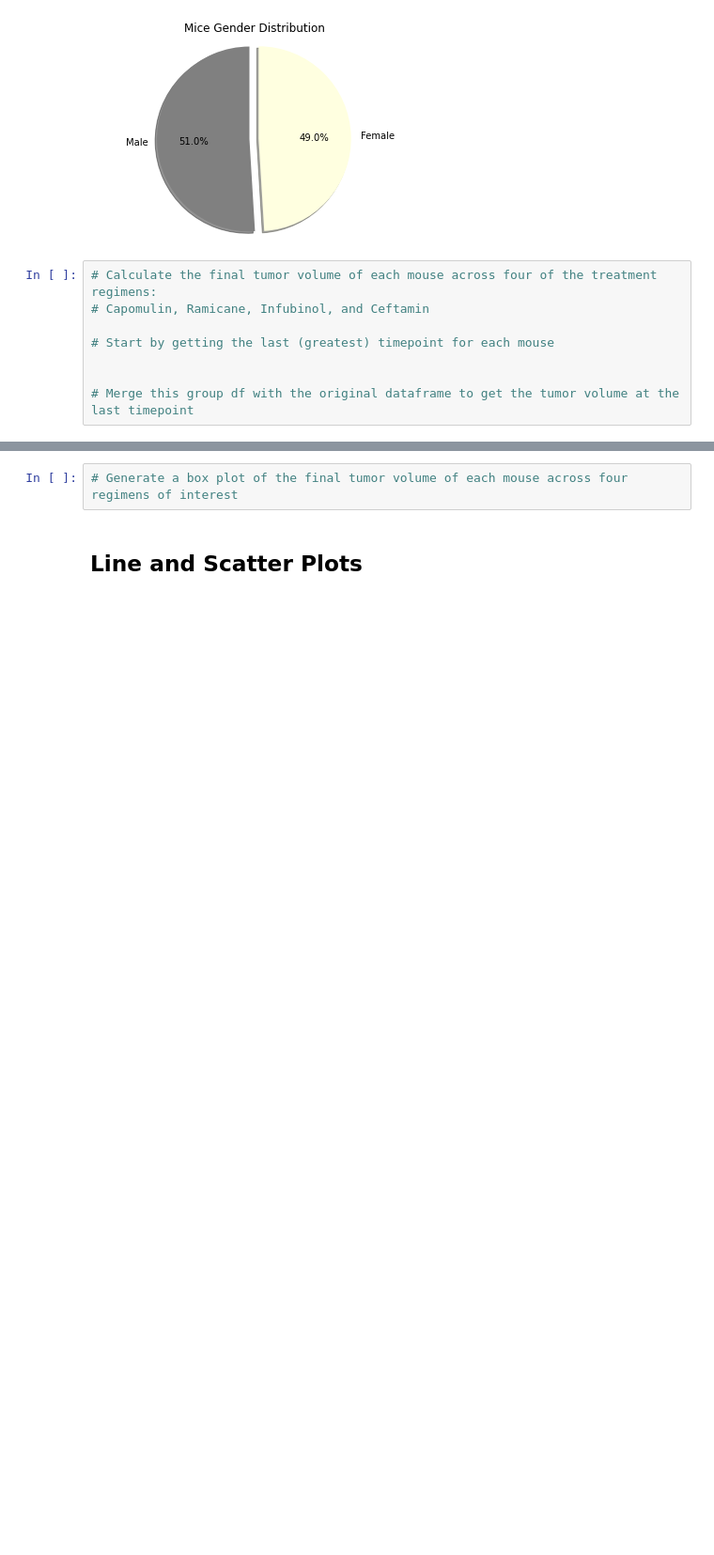
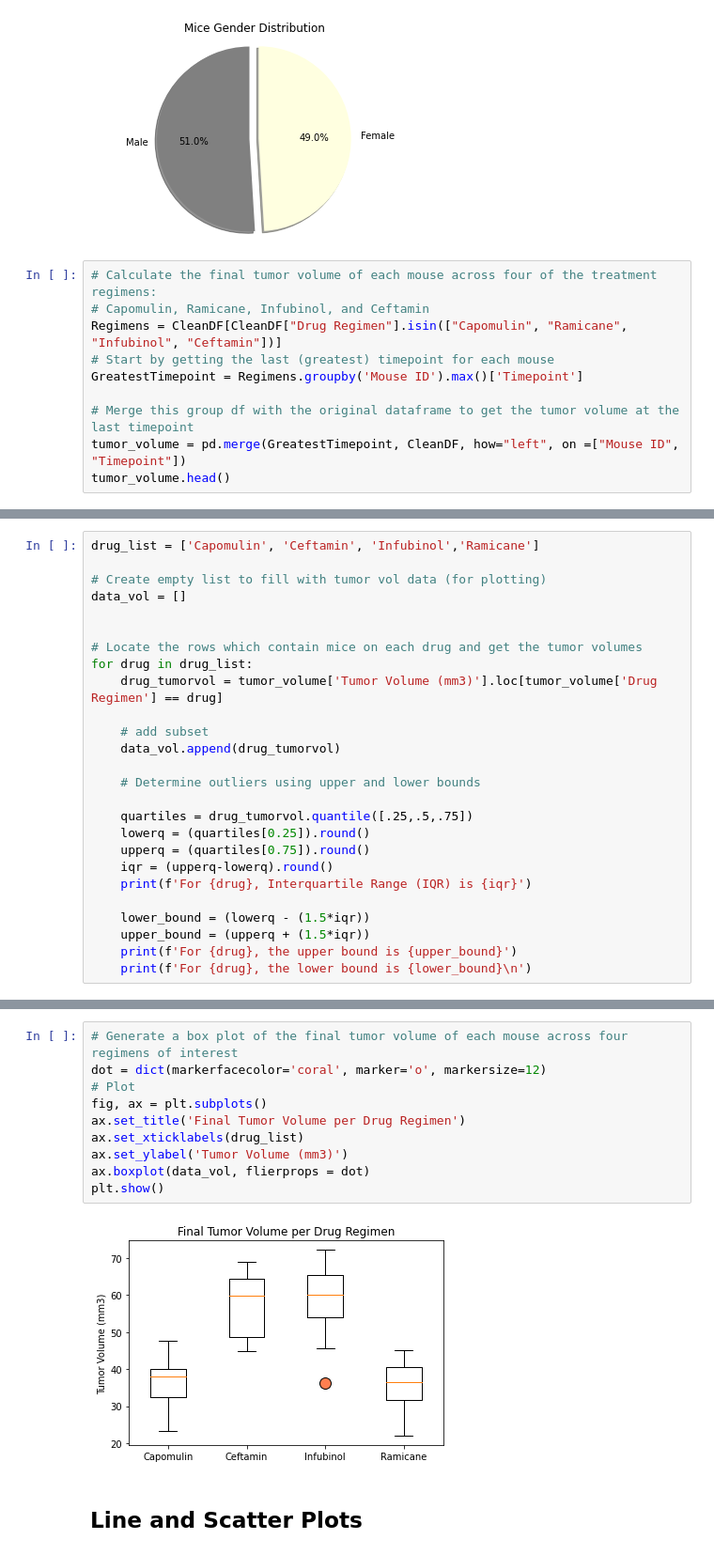
Before and after one commit to Amelchristy/Matplotlib, a Jupyter notebook: Pymaceuticals/Pymaceuticals.ipynb, the cells around one changed output, grey strips where cells are left out. Shown: that part at 94% size. Drawn from its saved outputs; the diff is of its cells as text; blank space fills up the shorter version.

```diff
--- a/Pymaceuticals/Pymaceuticals.ipynb
+++ b/Pymaceuticals/Pymaceuticals.ipynb
@@ -184,8 +186,10 @@ plt.show()
 # %%
 # Calculate the final tumor volume of each mouse across four of the treatment regimens:
 # Capomulin, Ramicane, Infubinol, and Ceftamin
-
+Regimens = CleanDF[CleanDF["Drug Regimen"].isin(["Capomulin", "Ramicane", "Infubinol", "Ceftamin"])]
 # Start by getting the last (greatest) timepoint for each mouse
-
+GreatestTimepoint = Regimens.groupby('Mouse ID').max()['Timepoint']
 
 # Merge this group df with the original dataframe to get the tumor volume at the last timepoint
+tumor_volume = pd.merge(GreatestTimepoint, CleanDF, how="left", on =["Mouse ID", "Timepoint"])
+tumor_volume.head()
@@ -208,0 +203,26 @@ plt.show()
+# %%
+drug_list = ['Capomulin', 'Ceftamin', 'Infubinol','Ramicane']
+
+# Create empty list to fill with tumor vol data (for plotting)
+data_vol = []
+
+
+# Locate the rows which contain mice on each drug and get the tumor volumes
+for drug in drug_list:
+    drug_tumorvol = tumor_volume['Tumor Volume (mm3)'].loc[tumor_volume['Drug Regimen'] == drug]
+
+    # add subset
+    data_vol.append(drug_tumorvol)
+
+    # Determine outliers using upper and lower bounds
+
+    quartiles = drug_tumorvol.quantile([.25,.5,.75])
+    lowerq = (quartiles[0.25]).round()
+    upperq = (quartiles[0.75]).round()
+    iqr = (upperq-lowerq).round()
+    print(f'For {drug}, Interquartile Range (IQR) is {iqr}')
+
+    lower_bound = (lowerq - (1.5*iqr))
+    upper_bound = (upperq + (1.5*iqr))
+    print(f'For {drug}, the upper bound is {upper_bound}')
+    print(f'For {drug}, the lower bound is {lower_bound}\n')
@@ -209,5 +245,15 @@ plt.show()
 # %%
 # Generate a box plot of the final tumor volume of each mouse across four regimens of interest
+dot = dict(markerfacecolor='coral', marker='o', markersize=12)
+# Plot
+fig, ax = plt.subplots()
+ax.set_title('Final Tumor Volume per Drug Regimen')
+ax.set_xticklabels(drug_list)
+ax.set_ylabel('Tumor Volume (mm3)')
+ax.boxplot(data_vol, flierprops = dot)
+plt.show()
+# %% [output]
+[figure, added]
 # %% [markdown]
 ## Line and Scatter Plots
 # %%
```
Also changed, not shown: parts of 9 cells of this notebook.
